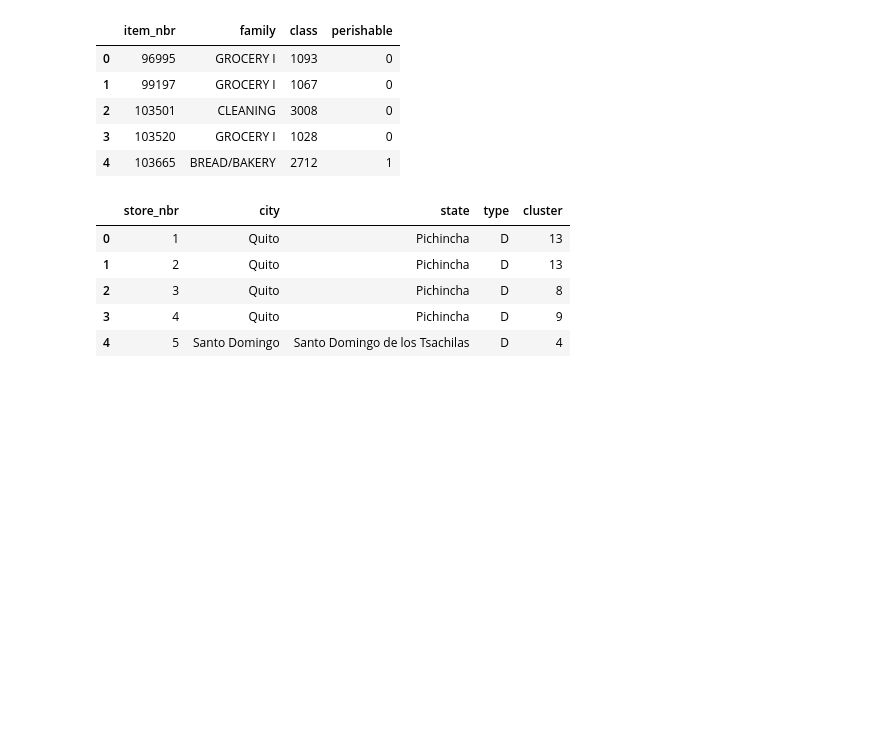
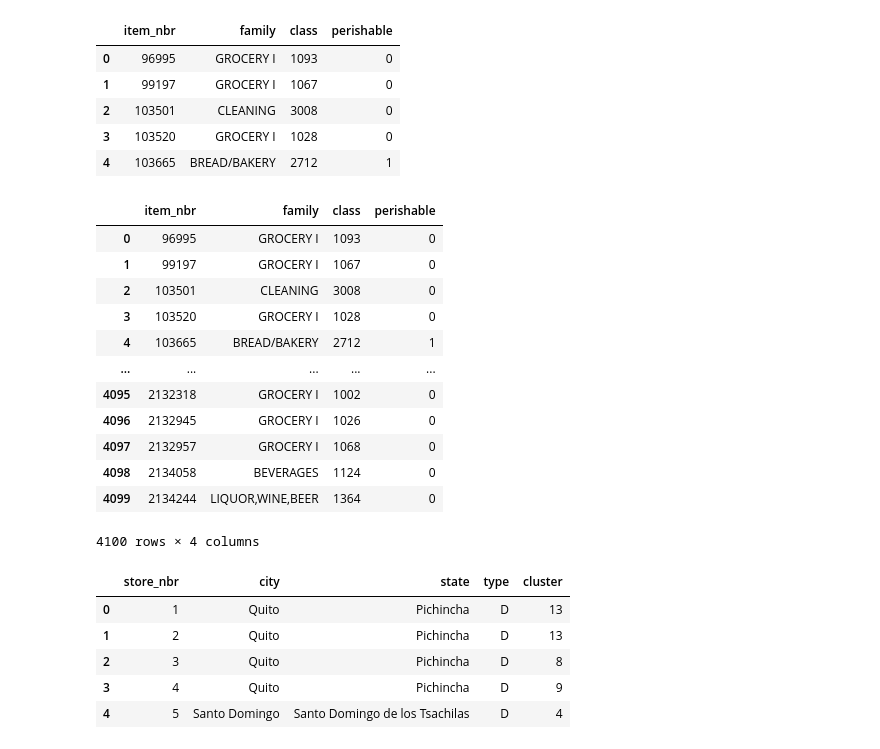
Before and after one commit to Dianaaleja/corporacion_favorita, a Jupyter notebook: Corporacion_Favorita_EDA_Pandas.ipynb, the cells around one changed output. Drawn from its saved outputs; the diff is of its cells as text; code cells hidden in the pictures; blank space fills up the shorter version.

```diff
--- a/Corporacion_Favorita_EDA_Pandas.ipynb
+++ b/Corporacion_Favorita_EDA_Pandas.ipynb
@@ -109,6 +109,22 @@ df_items.head()
 | 2 | 103501 | CLEANING | 3008 | 0 |
 | 3 | 103520 | GROCERY I | 1028 | 0 |
 | 4 | 103665 | BREAD/BAKERY | 2712 | 1 |
+# %%
+df_items
+# %% [output]
+|  | item_nbr | family | class | perishable |
+| 0 | 96995 | GROCERY I | 1093 | 0 |
+| 1 | 99197 | GROCERY I | 1067 | 0 |
+| 2 | 103501 | CLEANING | 3008 | 0 |
+| 3 | 103520 | GROCERY I | 1028 | 0 |
+| 4 | 103665 | BREAD/BAKERY | 2712 | 1 |
+| ... | ... | ... | ... | ... |
+| 4095 | 2132318 | GROCERY I | 1002 | 0 |
+| 4096 | 2132945 | GROCERY I | 1026 | 0 |
+| 4097 | 2132957 | GROCERY I | 1068 | 0 |
+| 4098 | 2134058 | BEVERAGES | 1124 | 0 |
+| 4099 | 2134244 | LIQUOR,WINE,BEER | 1364 | 0 |
+4100 rows × 4 columns
 # %%
 df_stores.head()
 # %% [output]
```
Also changed, not shown: parts of 3 cells of this notebook, 7 other files.
